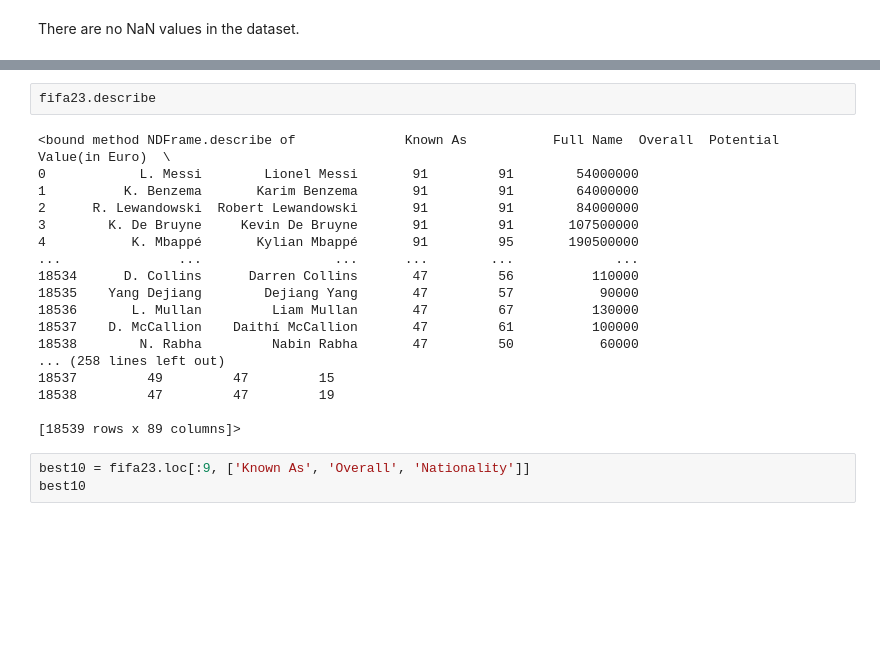
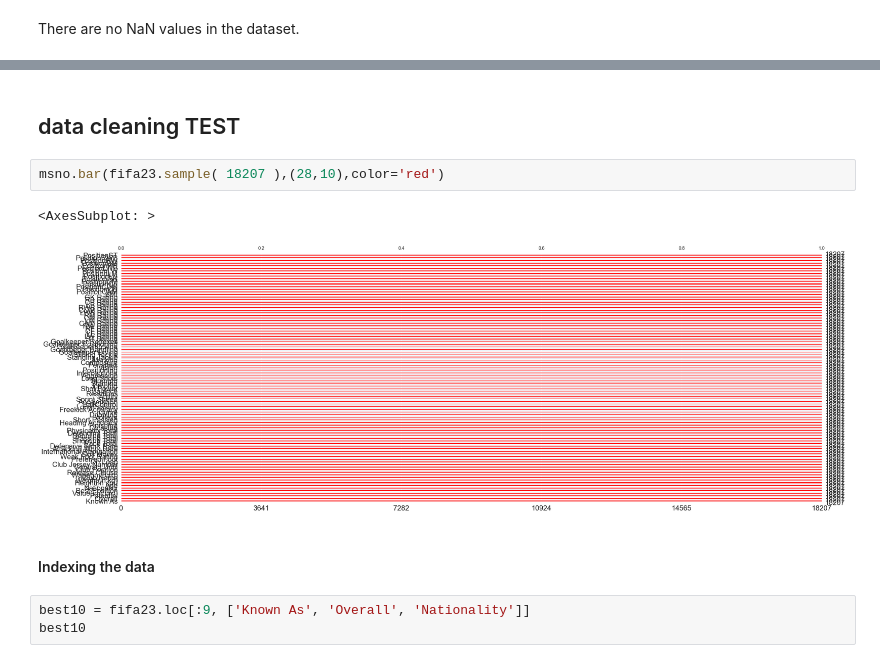
Before and after one commit to diogo-costa-silva/Data-Science, a Jupyter notebook: players-fifa23/notebook.ipynb, the cells around one changed output, grey strips where cells are left out. Cells and saved outputs as stored; diff of their text form; blank space fills up the shorter version.

```diff
--- a/players-fifa23/notebook.ipynb
+++ b/players-fifa23/notebook.ipynb
@@ -185,23 +167,12 @@ memory usage: 12.6+ MB
-# %%
-fifa23.describe
-# %% [output]
-<bound method NDFrame.describe of              Known As           Full Name  Overall  Potential  Value(in Euro)  \
-0            L. Messi        Lionel Messi       91         91        54000000
-1          K. Benzema       Karim Benzema       91         91        64000000
-2      R. Lewandowski  Robert Lewandowski       91         91        84000000
-3        K. De Bruyne     Kevin De Bruyne       91         91       107500000
-4           K. Mbappé       Kylian Mbappé       91         95       190500000
-...               ...                 ...      ...        ...             ...
-18534      D. Collins      Darren Collins       47         56          110000
-18535    Yang Dejiang        Dejiang Yang       47         57           90000
-18536       L. Mullan         Liam Mullan       47         67          130000
-18537    D. McCallion    Daithí McCallion       47         61          100000
-18538        N. Rabha         Nabin Rabha       47         50           60000
-... (258 lines left out)
-18537         49         47         15
-18538         47         47         19
-
-[18539 rows x 89 columns]>
+# %% [markdown]
+## data cleaning TEST
+# %%
+msno.bar(fifa23.sample( 18207 ),(28,10),color='red')
+# %% [output]
+<AxesSubplot: >
+[figure, added]
+# %% [markdown]
+#### Indexing the data
 # %%
 best10 = fifa23.loc[:9, ['Known As', 'Overall', 'Nationality']]
 best10
```
Also changed, not shown: parts of 51 cells of this notebook.
